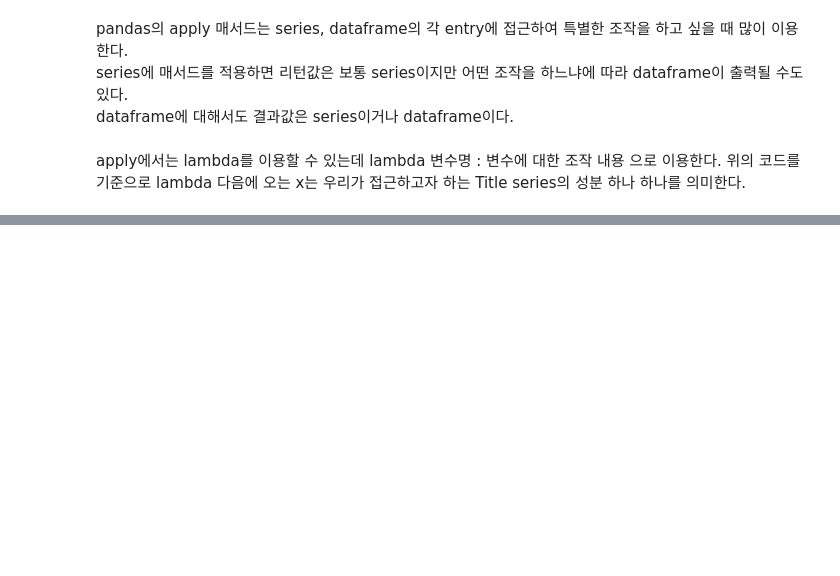
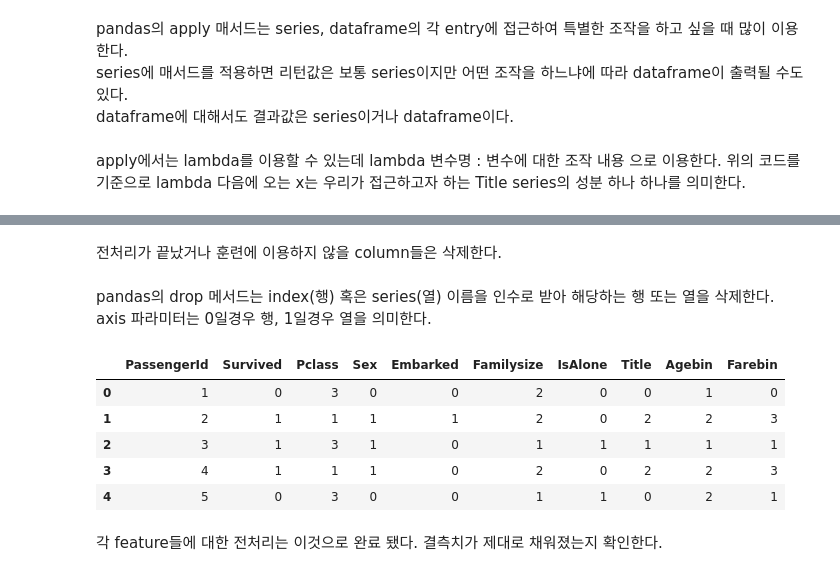
Before and after one commit to Hyeonjun-Heo/Titanic, a Jupyter notebook: tytanic-model.ipynb, the cells around one changed output, grey strips where cells are left out. Drawn from its saved outputs; the diff is of its cells as text; code cells hidden in the pictures; blank space fills up the shorter version.

```diff
--- a/tytanic-model.ipynb
+++ b/tytanic-model.ipynb
@@ -374,0 +524,2 @@ bar_chart('Title')
+# %% [markdown]
+전처리가 끝났거나 훈련에 이용하지 않을 column들은 삭제한다.
@@ -374,0 +531,13 @@ bar_chart('Title')
+# %% [markdown]
+pandas의 drop 메서드는 index(행) 혹은 series(열) 이름을 인수로 받아 해당하는 행 또는 열을 삭제한다. axis 파라미터는 0일경우 행, 1일경우 열을 의미한다.
+# %%
+train.head()
+# %% [output]
+|  | PassengerId | Survived | Pclass | Sex | Embarked | Familysize | IsAlone | Title | Agebin | Farebin |
+| 0 | 1 | 0 | 3 | 0 | 0 | 2 | 0 | 0 | 1 | 0 |
+| 1 | 2 | 1 | 1 | 1 | 1 | 2 | 0 | 2 | 2 | 3 |
+| 2 | 3 | 1 | 3 | 1 | 0 | 1 | 1 | 1 | 1 | 1 |
+| 3 | 4 | 1 | 1 | 1 | 0 | 2 | 0 | 2 | 2 | 3 |
+| 4 | 5 | 0 | 3 | 0 | 0 | 1 | 1 | 0 | 2 | 1 |
+# %% [markdown]
+각 feature들에 대한 전처리는 이것으로 완료 됐다. 결측치가 제대로 채워졌는지 확인한다.
```
Also changed, not shown: parts of 53 cells of this notebook, 1 other file.
